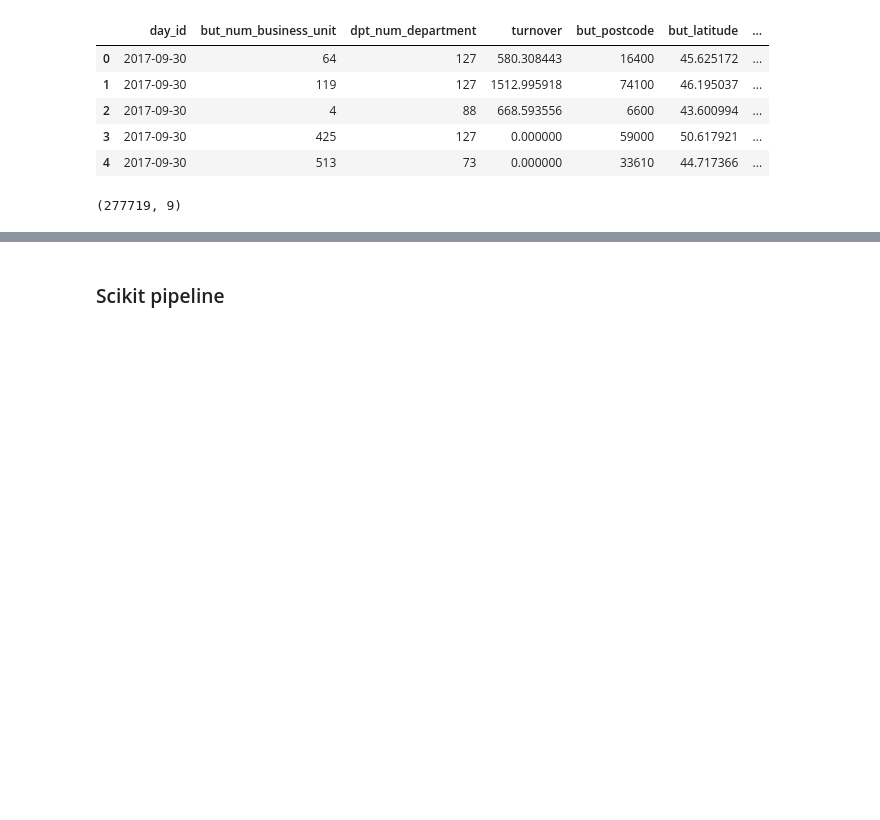
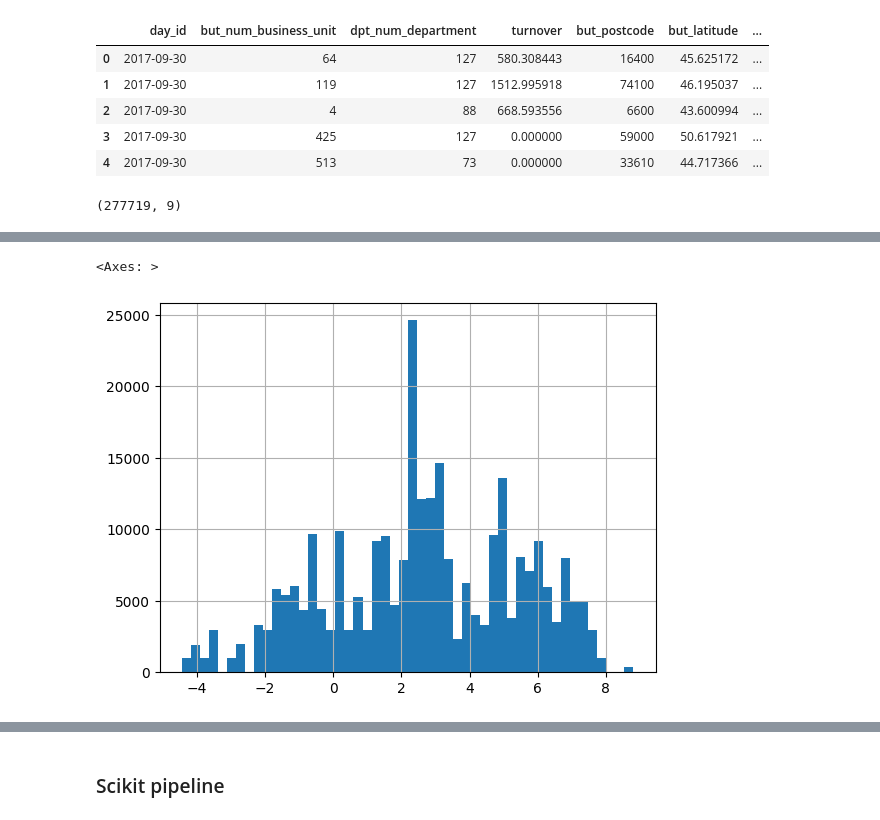
Before and after one commit to miguelmayhem92/mle_decathlon, a Jupyter notebook: modules/eda/turnover_modeling.ipynb, the cells around one changed output, grey strips where cells are left out. Saved outputs shown, nothing was run; the diff lists cells and outputs as text; code cells hidden in the pictures; blank space fills up the shorter version.

```diff
--- a/modules/eda/turnover_modeling.ipynb
+++ b/modules/eda/turnover_modeling.ipynb
@@ -49,0 +105,5 @@ df_train_feat.shape
+# %%
+df_train_feat["but_longitude"].hist(bins=50)
+# %% [output]
+<Axes: >
+[figure, added]
```
Also changed, not shown: parts of 8 cells of this notebook, 1 other file.
